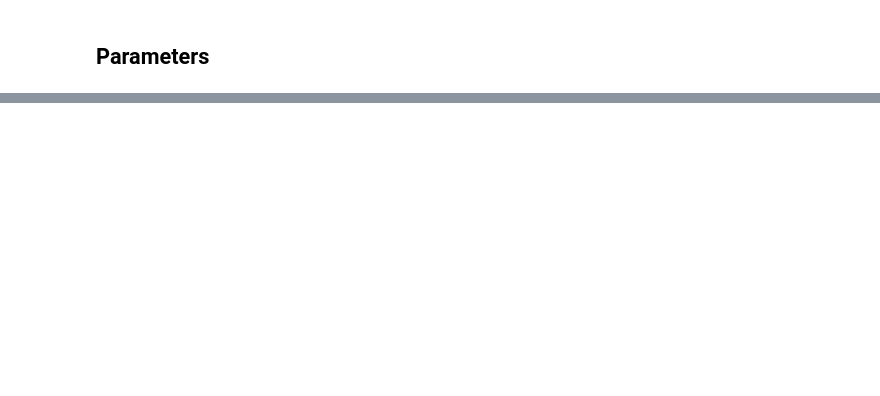
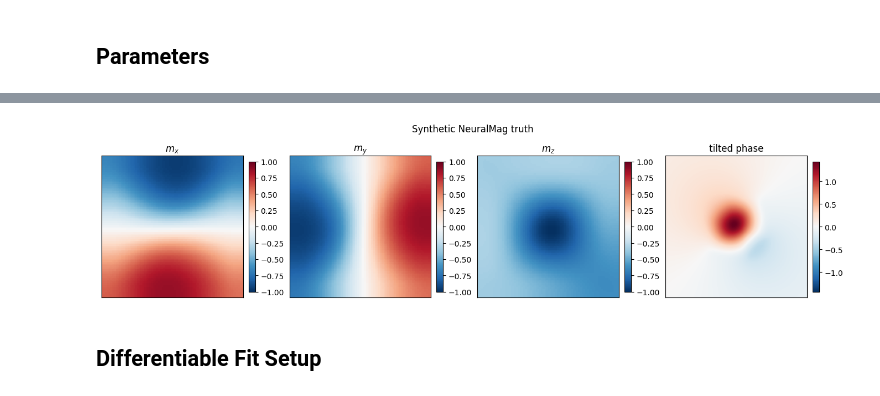
Before and after one commit to LiberTEM/LiberTEM-holo, a Jupyter notebook: notebooks/MBIR/neuralmag_cube_surface_fit.ipynb, the cells around one changed output, grey strips where cells are left out. Cells and saved outputs as stored; diff of their text form; code cells hidden in the pictures; blank space fills up the shorter version.

```diff
--- a/notebooks/MBIR/neuralmag_cube_surface_fit.ipynb
+++ b/notebooks/MBIR/neuralmag_cube_surface_fit.ipynb
@@ -425,0 +508,27 @@ plot_m_components_and_phase(
+# %%
+def plot_m_components_and_phase(m_cell, phase_yx, title):
+    m_cell = normalize_np(m_cell)
+    mid = m_cell.shape[2] // 2
+    phase_lim = max(float(np.max(np.abs(phase_yx))), 1e-12)
+    panels = [
+        (m_cell[:, :, mid, 0].T, "$m_x$", -1.0, 1.0),
+        (m_cell[:, :, mid, 1].T, "$m_y$", -1.0, 1.0),
+        (m_cell[:, :, mid, 2].T, "$m_z$", -1.0, 1.0),
+        (phase_yx, "tilted phase", -phase_lim, phase_lim),
+    ]
+    fig, axs = plt.subplots(1, 4, figsize=(13.5, 3.5), constrained_layout=True)
+    for ax, (image, title_text, vmin, vmax) in zip(axs, panels):
+        im = ax.imshow(image, cmap="RdBu_r", vmin=vmin, vmax=vmax)
+        ax.set_title(title_text)
+        ax.set_xticks([])
+        ax.set_yticks([])
+        fig.colorbar(im, ax=ax, fraction=0.046, pad=0.04)
+    fig.suptitle(title)
+    plt.show()
+
+
+plot_m_components_and_phase(truth_m_cell, target_phase_yx, "Synthetic NeuralMag truth")
+# %% [output]
+[figure, added]
+# %% [markdown]
+## Differentiable Fit Setup
```
Also changed, not shown: parts of 31 cells of this notebook.
